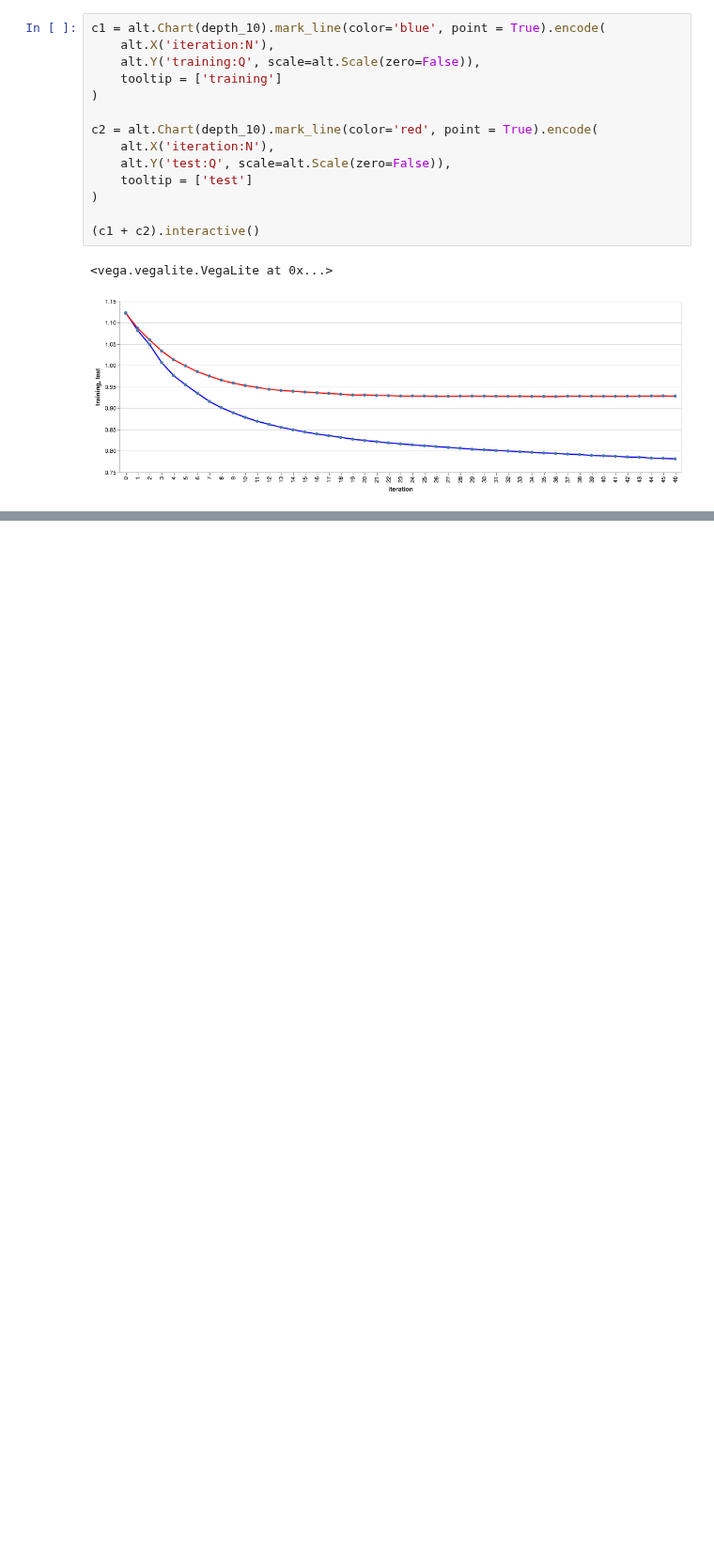
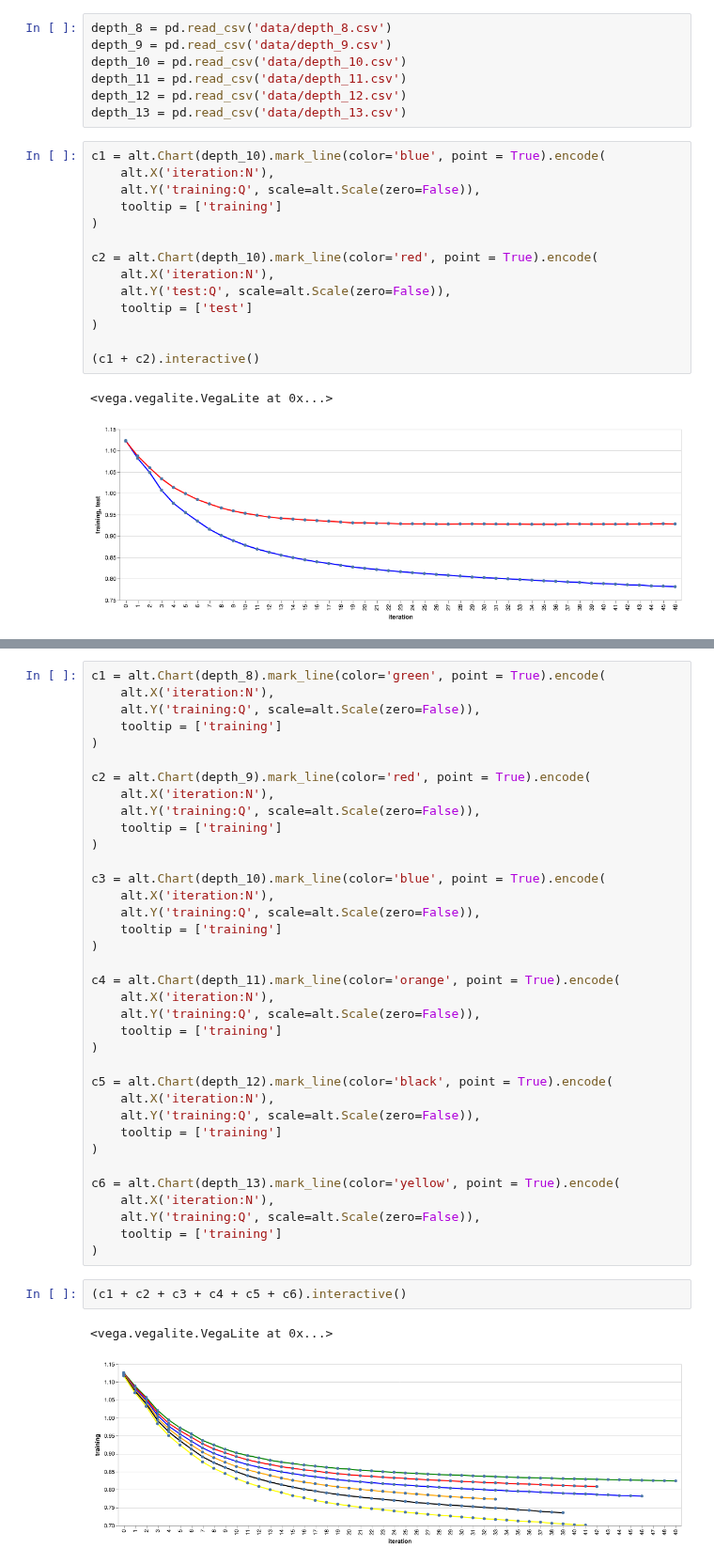
Before and after one commit to sarthakbatragatech/100-Days-of-ML, a Jupyter notebook: Hyperparameter-Tuning/Visualizing-Overfitting.ipynb, the cells around one changed output, grey strips where cells are left out. Shown at 94% size. Saved outputs shown, nothing was run; the diff lists cells and outputs as text; blank space fills up the shorter version.

```diff
--- a/Hyperparameter-Tuning/Visualizing-Overfitting.ipynb
+++ b/Hyperparameter-Tuning/Visualizing-Overfitting.ipynb
@@ -42,3 +12,10 @@ depth_8.head()
+# %%
+depth_8 = pd.read_csv('data/depth_8.csv')
+depth_9 = pd.read_csv('data/depth_9.csv')
+depth_10 = pd.read_csv('data/depth_10.csv')
+depth_11 = pd.read_csv('data/depth_11.csv')
+depth_12 = pd.read_csv('data/depth_12.csv')
+depth_13 = pd.read_csv('data/depth_13.csv')
 # %%
 c1 = alt.Chart(depth_10).mark_line(color='blue', point = True).encode(
     alt.X('iteration:N'),
@@ -76 +46,42 @@ c2 = alt.Chart(depth_9).mark_line(color='red', point = True).encode(
+# %%
+c1 = alt.Chart(depth_8).mark_line(color='green', point = True).encode(
+    alt.X('iteration:N'),
+    alt.Y('training:Q', scale=alt.Scale(zero=False)),
+    tooltip = ['training']
+)
+
+c2 = alt.Chart(depth_9).mark_line(color='red', point = True).encode(
+    alt.X('iteration:N'),
+    alt.Y('training:Q', scale=alt.Scale(zero=False)),
+    tooltip = ['training']
+)
+
+c3 = alt.Chart(depth_10).mark_line(color='blue', point = True).encode(
+    alt.X('iteration:N'),
+    alt.Y('training:Q', scale=alt.Scale(zero=False)),
+    tooltip = ['training']
+)
+
+c4 = alt.Chart(depth_11).mark_line(color='orange', point = True).encode(
+    alt.X('iteration:N'),
+    alt.Y('training:Q', scale=alt.Scale(zero=False)),
+    tooltip = ['training']
+)
+
+c5 = alt.Chart(depth_12).mark_line(color='black', point = True).encode(
+    alt.X('iteration:N'),
+    alt.Y('training:Q', scale=alt.Scale(zero=False)),
+    tooltip = ['training']
+)
+
+c6 = alt.Chart(depth_13).mark_line(color='yellow', point = True).encode(
+    alt.X('iteration:N'),
+    alt.Y('training:Q', scale=alt.Scale(zero=False)),
+    tooltip = ['training']
+)
+# %%
+(c1 + c2 + c3 + c4 + c5 + c6).interactive()
+# %% [output]
+<vega.vegalite.VegaLite at 0x...>
+[figure, added]
 # %%
```
Also changed, not shown: parts of 9 cells of this notebook, 1 other file.
